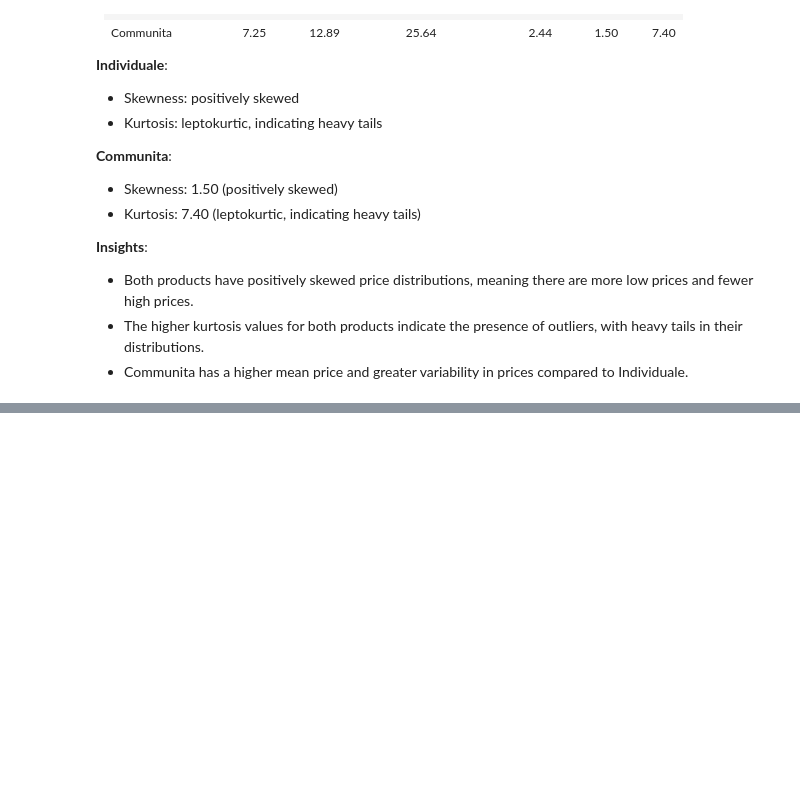
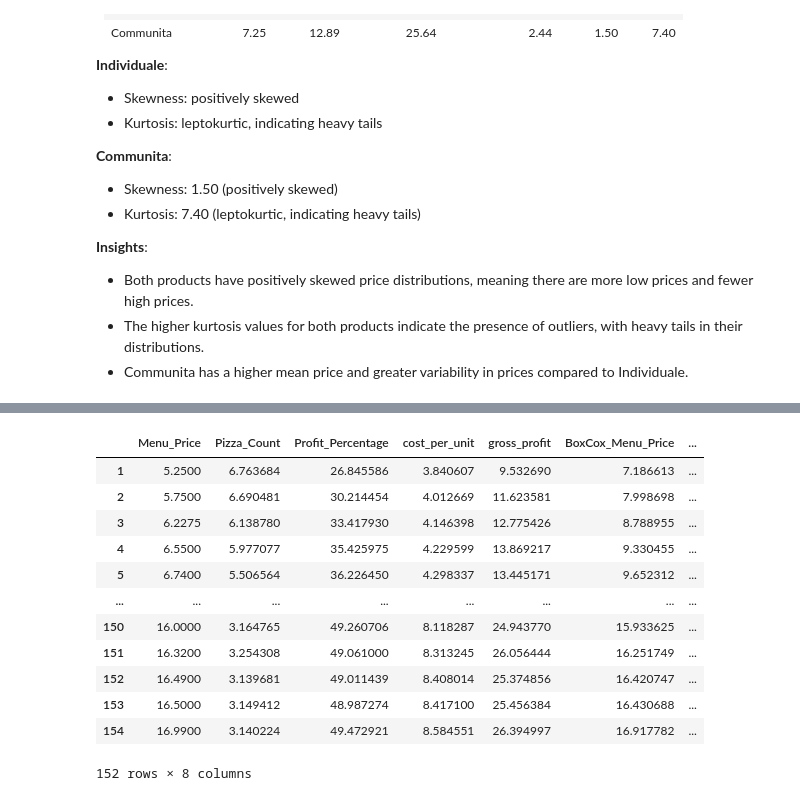
Before and after one commit to mkingopng/Dominos_senior_data_scientist, a Jupyter notebook: src/eda.ipynb, the cells around one changed output, grey strips where cells are left out. Saved outputs shown, nothing was run; the diff lists cells and outputs as text; code cells hidden in the pictures; blank space fills up the shorter version.

```diff
--- a/src/eda.ipynb
+++ b/src/eda.ipynb
@@ -704,3 +785,0 @@ def plot_boxcox_distributions(df, features, product):
-# %%
-# Features to transform
-features = ['Menu_Price', 'Profit_Dollars', 'cost_per_unit']
@@ -922,16 +786,9 @@ print(f"Selected features: {selected_features}")
-# %%
-# Calculate total profit for each product
-df['Total_Profit'] = df['Pizza_Count'] * (df['Profit_Percentage'] / 100) * df['Menu_Price']
-
-# Group by product and calculate total profit
-total_profit = df.groupby('Product')['Total_Profit'].sum()
-
-# Display the total profit for each product
-print(total_profit)
-
-# Bar plot for total profit
-total_profit.plot(kind='bar', figsize=(10, 6), color=['blue', 'orange'])
-plt.title('Total Profit by Product')
-plt.xlabel('Product')
-plt.ylabel('Total Profit')
-plt.show()
+# %%
+# Calculate and print the skewness and kurtosis for each transformation
+for product_df, product_name in zip([individuale_df, communita_df], ['Individuale', 'Communita']):
+    print(f"--- {product_name} ---")
+    for feature in ['gross_profit', 'cost_per_unit']:
+        print(f"\nFeature: {feature}")
+        stats = calculate_transformations_stats(product_df.copy(), feature)
+        for transform, (skewness, kurt) in stats.items():
+            print(f"{transform}: Skewness = {skewness:.4f}, Kurtosis = {kurt:.4f}")
@@ -937,0 +1020,4 @@ plt.show()
+# %%
+features = ['Menu_Price', 'gross_profit', 'cost_per_unit']
+individuale_df, individuale_stats = apply_boxcox_and_calculate_stats(individuale_df, features)
+communita_df, communita_stats = apply_boxcox_and_calculate_stats(communita_df, features)
@@ -937,0 +1256,19 @@ plt.show()
+# %%
+corr_matrix = numeric_df.corr().abs()
+upper = corr_matrix.where(np.triu(np.ones(corr_matrix.shape), k=1).astype(bool))
+to_drop = [column for column in upper.columns if any(upper[column] > 0.95)]
+numeric_df
+# %% [output]
+|  | Menu_Price | Pizza_Count | Profit_Percentage | cost_per_unit | gross_profit | BoxCox_Menu_Price | ... |
+| 1 | 5.2500 | 6.763684 | 26.845586 | 3.840607 | 9.532690 | 7.186613 | ... |
+| 2 | 5.7500 | 6.690481 | 30.214454 | 4.012669 | 11.623581 | 7.998698 | ... |
+| 3 | 6.2275 | 6.138780 | 33.417930 | 4.146398 | 12.775426 | 8.788955 | ... |
+| 4 | 6.5500 | 5.977077 | 35.425975 | 4.229599 | 13.869217 | 9.330455 | ... |
+| 5 | 6.7400 | 5.506564 | 36.226450 | 4.298337 | 13.445171 | 9.652312 | ... |
+| ... | ... | ... | ... | ... | ... | ... | ... |
+| 150 | 16.0000 | 3.164765 | 49.260706 | 8.118287 | 24.943770 | 15.933625 | ... |
+| 151 | 16.3200 | 3.254308 | 49.061000 | 8.313245 | 26.056444 | 16.251749 | ... |
+| 152 | 16.4900 | 3.139681 | 49.011439 | 8.408014 | 25.374856 | 16.420747 | ... |
+| 153 | 16.5000 | 3.149412 | 48.987274 | 8.417100 | 25.456384 | 16.430688 | ... |
+| 154 | 16.9900 | 3.140224 | 49.472921 | 8.584551 | 26.394997 | 16.917782 | ... |
+152 rows × 8 columns
```
Also changed, not shown: parts of 132 cells of this notebook, 13 other files.
